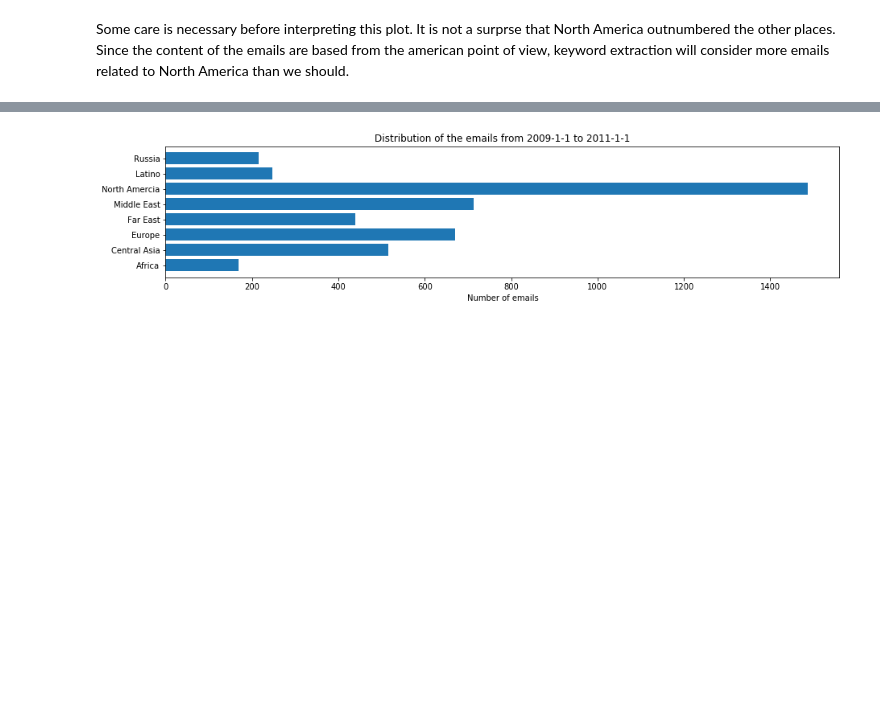
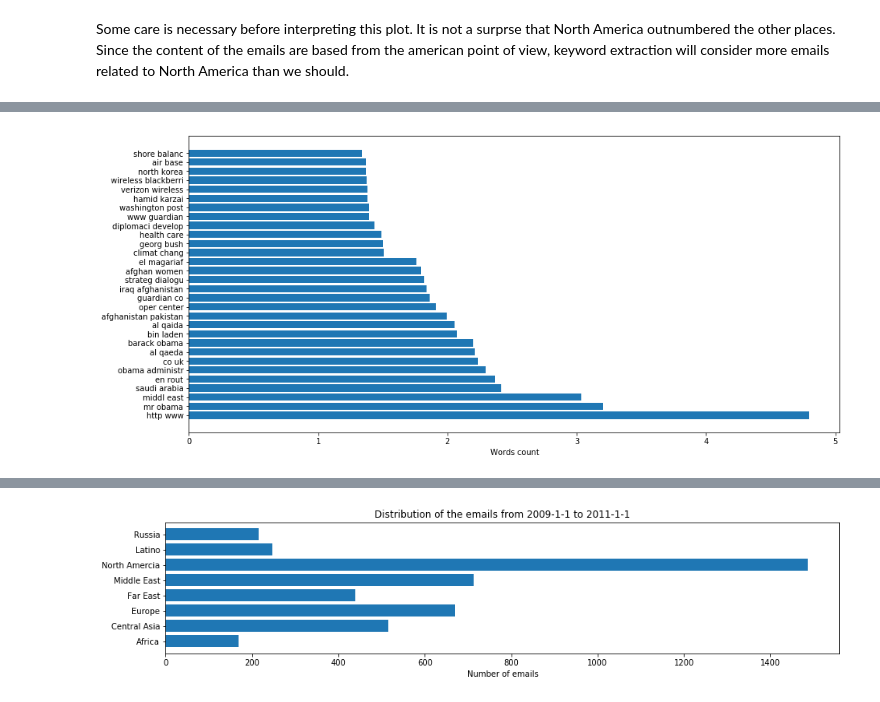
Before and after one commit to KennethThNg/Project, a Jupyter notebook: src/data_exploration.ipynb, the cells around one changed output, grey strips where cells are left out. Cells and saved outputs as stored; diff of their text form; code cells hidden in the pictures; blank space fills up the shorter version.

```diff
--- a/src/data_exploration.ipynb
+++ b/src/data_exploration.ipynb
@@ -855,0 +861,4 @@ word_bar_plot(most_common_word(emails_russia.content), 'Russia')
+# %%
+w = get_top_words(emails_central_asia.content, None)
+# %% [output]
+[figure, added]
```
Also changed, not shown: parts of 50 cells of this notebook, 1 other file.
